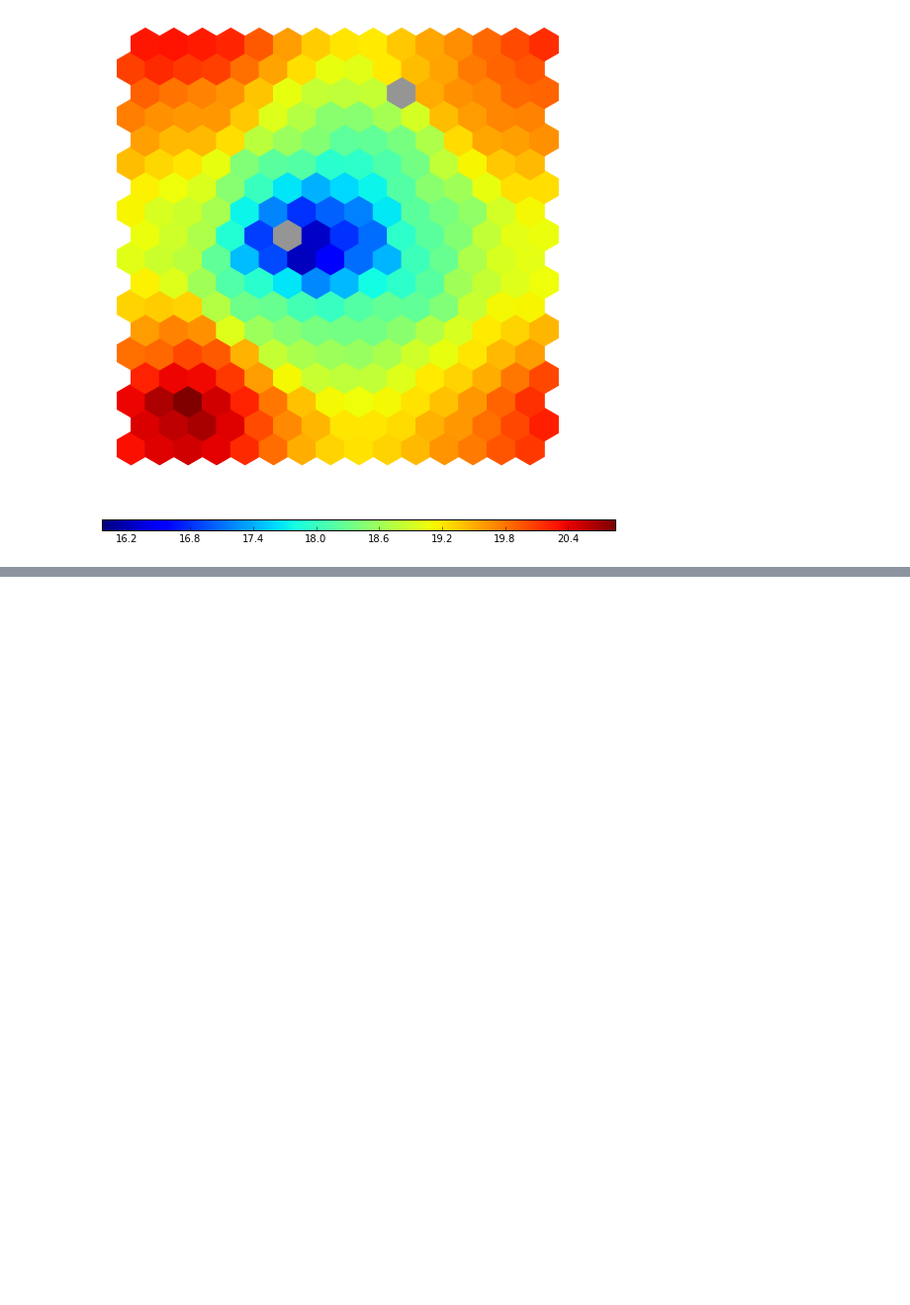
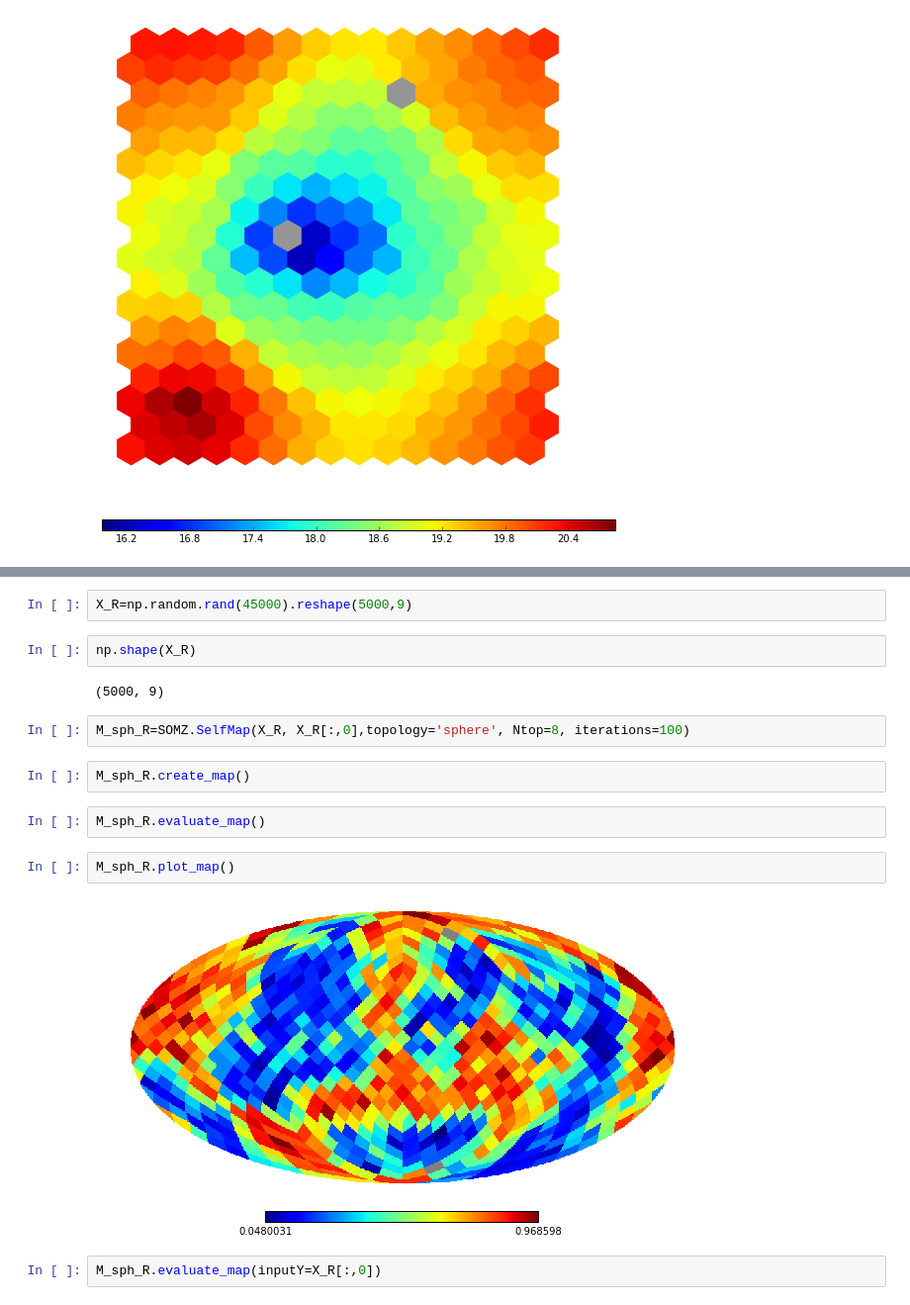
Before and after one commit to mgckind/somsphere, a Jupyter notebook: Example.ipynb, the cells around one changed output, grey strips where cells are left out. Shown: that part at 99% size. Saved outputs shown, nothing was run; the diff lists cells and outputs as text; blank space fills up the shorter version.

```diff
--- a/Example.ipynb
+++ b/Example.ipynb
@@ -167,0 +170,18 @@ M_hex.plot_map()
+# %%
+X_R=np.random.rand(45000).reshape(5000,9)
+# %%
+np.shape(X_R)
+# %% [output]
+(5000, 9)
+# %%
+M_sph_R=SOMZ.SelfMap(X_R, X_R[:,0],topology='sphere', Ntop=8, iterations=100)
+# %%
+M_sph_R.create_map()
+# %%
+M_sph_R.evaluate_map()
+# %%
+M_sph_R.plot_map()
+# %% [output]
+[figure, added]
+# %%
+M_sph_R.evaluate_map(inputY=X_R[:,0])
```
Also changed, not shown: parts of 25 cells of this notebook, 4 other files.
